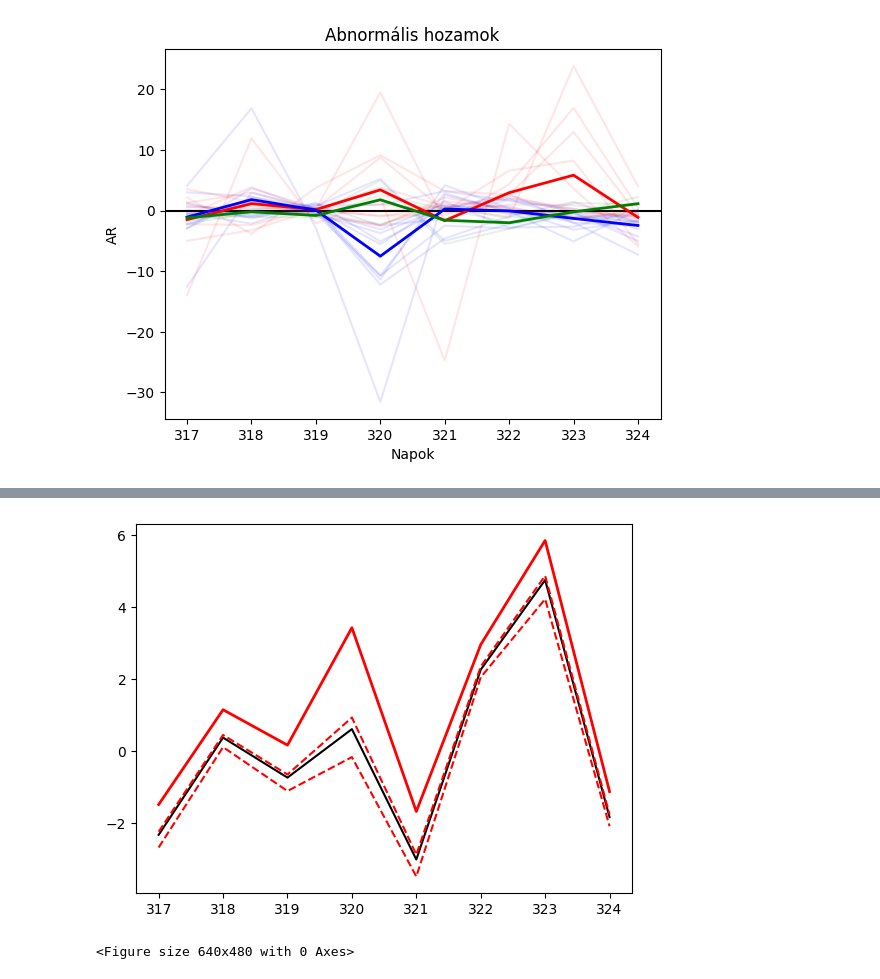
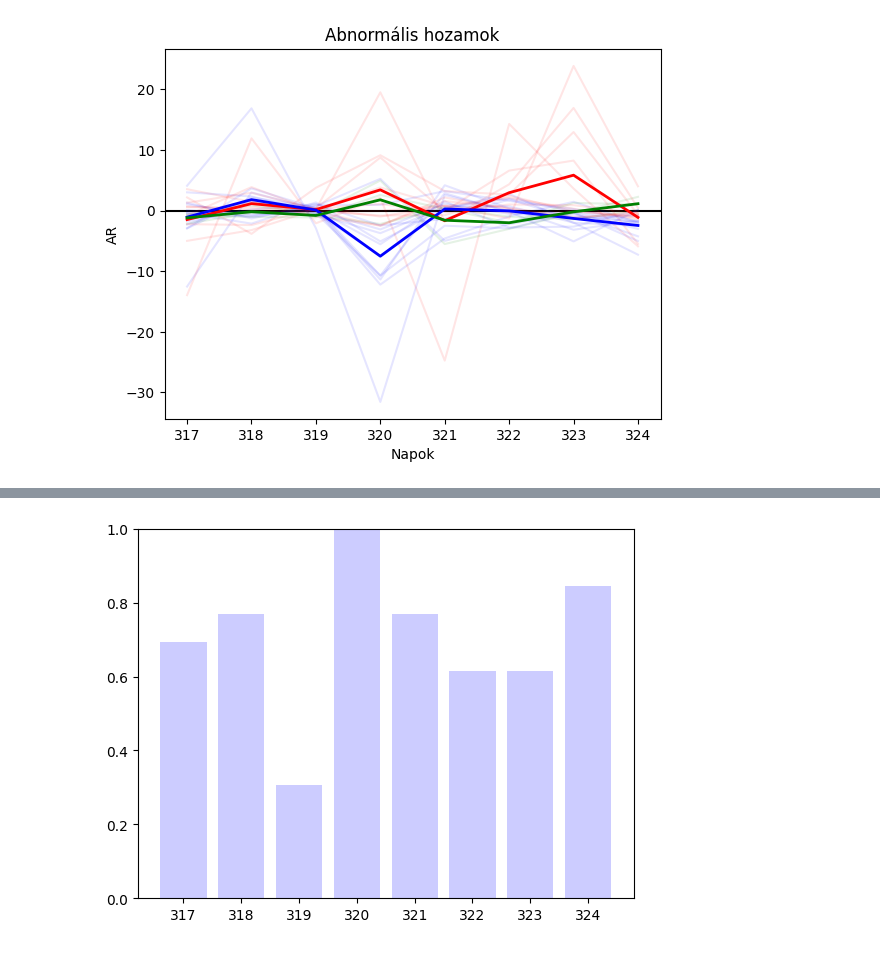
Before and after one commit to orsimarcell/Trump-effect-on-US-stocks, a Jupyter notebook: event_study.ipynb, the cells around one changed output, grey strips where cells are left out. Saved outputs shown, nothing was run; the diff lists cells and outputs as text; code cells hidden in the pictures.

```diff
--- a/event_study.ipynb
+++ b/event_study.ipynb
@@ -150,6 +181,14 @@ plt.savefig('plot.pdf')
+# %%
+# Harris plot
+plt.bar(sign_AAR_stocks_harris.index,sign_AAR_stocks_harris.values,color='blue',fill=True,alpha=0.2)
+plt.ylim(0,1)
+plt.show()
+# %% [output]
+[figure, added]
 # %%
 # Bootstrap for Trump stocks
-AAR_boot=list()
+AAR_boot_trump=list()
+CAAR_boot_trump=list()
 M=10000
 
 for i in range(M):
@@ -163,13 +202,15 @@ for i in range(M):
         index=Y_event.index,
         columns=stocks_trump
     )
-    AAR_boot.append(list(AR_boot.mean(axis=1)))
+    AAR_boot_trump.append(list(AR_boot.mean(axis=1)))
+    CAAR_boot_trump.append(AR_boot.mean(axis=1).cumsum())
 
-p10=np.percentile(AAR_boot,0.025,axis=0)
-med=np.percentile(AAR_boot,0.5,axis=0)
-p90=np.percentile(AAR_boot,0.975,axis=0)
+p10_trump=np.percentile(AAR_boot_trump,2.5,axis=0)
+med_trump=np.percentile(AAR_boot_trump,50,axis=0)
+p90_trump=np.percentile(AAR_boot_trump,97.5,axis=0)
+
+p10_trump_c=np.percentile(CAAR_boot_trump,2.5,axis=0)
+med_trump_c=np.percentile(CAAR_boot_trump,50,axis=0)
+p90_trump_c=np.percentile(CAAR_boot_trump,97.5,axis=0)
-# %% [output]
-[figure, removed]
-<Figure size 640x480 with 0 Axes>
 # %%
 plt.axhline(0,color='gray')
```
Also changed, not shown: parts of 9 cells of this notebook, 10 other files.
